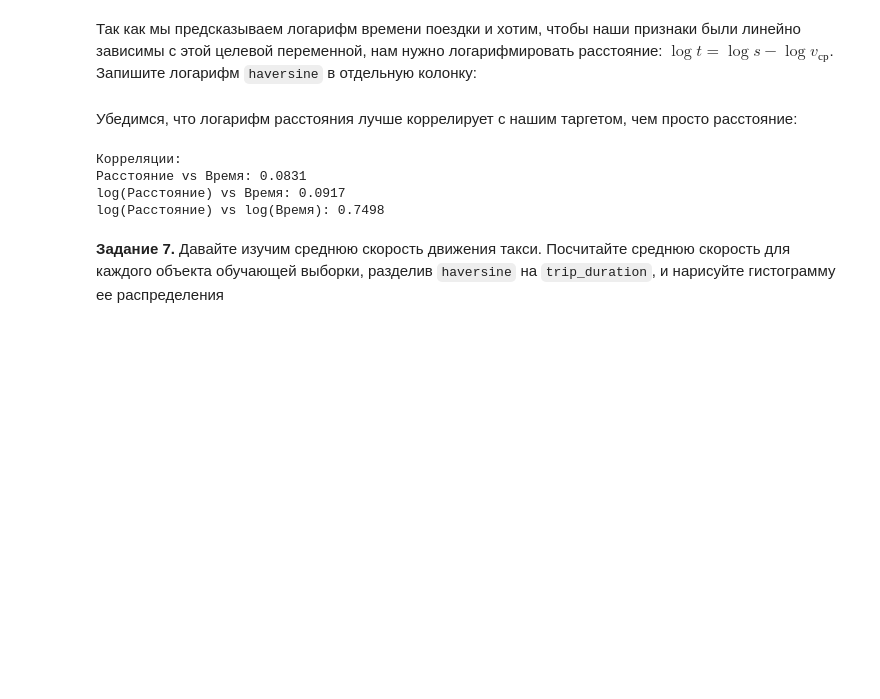
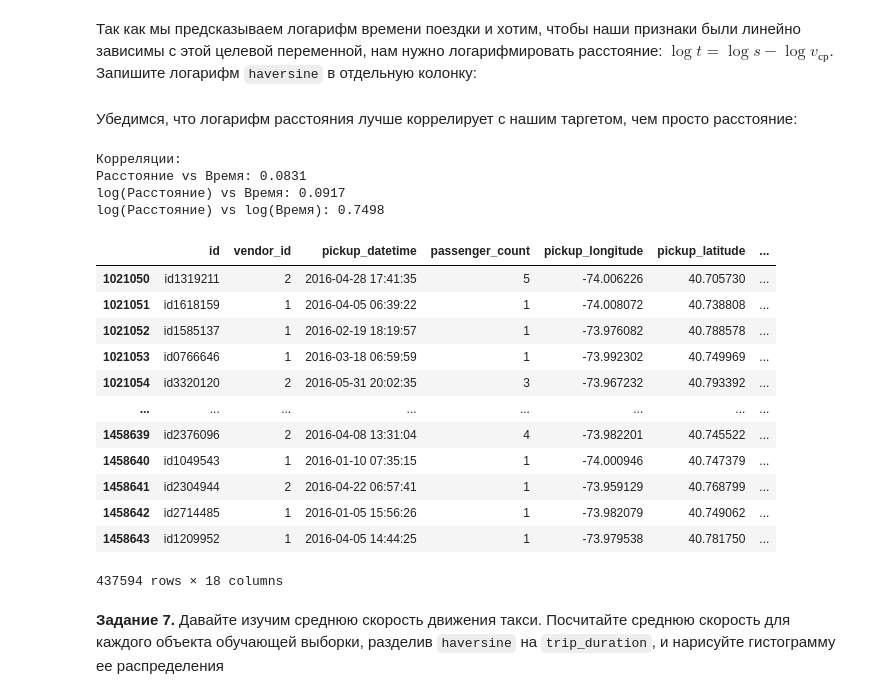
Before and after one commit to kuskas112/Labs, a Jupyter notebook: Машинное обучение/lab2/LR2_eda_linregr.ipynb, the cells around one changed output. Saved outputs shown, nothing was run; the diff lists cells and outputs as text; code cells hidden in the pictures; blank space fills up the shorter version.

```diff
--- a/Машинное обучение/lab2/LR2_eda_linregr.ipynb
+++ b/Машинное обучение/lab2/LR2_eda_linregr.ipynb
@@ -485,23 +466,39 @@ test_data['log_haversine'] = np.log1p(test_data['haversine'])
 # %%
 #╰( ͡° ͜ʖ ͡° )つ──☆*:・ﾟ
 import matplotlib.pyplot as plt
 
 train_data['log_trip_duration'] = np.log1p(train_data['trip_duration'])
 test_data['log_trip_duration'] = np.log1p(test_data['trip_duration'])
 
 corr_original = train_data['haversine'].corr(train_data['trip_duration'])
 corr_log_distance = train_data['log_haversine'].corr(train_data['trip_duration'])
 corr_log_both = train_data['log_haversine'].corr(train_data['log_trip_duration'])
 
 print("Корреляции:")
 print(f"Расстояние vs Время: {corr_original:.4f}")
 print(f"log(Расстояние) vs Время: {corr_log_distance:.4f}")
 print(f"log(Расстояние) vs log(Время): {corr_log_both:.4f}")
+
+train_data.drop('log_trip_duration', axis=1)
+test_data.drop('log_trip_duration', axis=1)
 # %% [output]
 Корреляции:
 Расстояние vs Время: 0.0831
 log(Расстояние) vs Время: 0.0917
 log(Расстояние) vs log(Время): 0.7498
+|  | id | vendor_id | pickup_datetime | passenger_count | pickup_longitude | pickup_latitude | ... |
+| 1021050 | id1319211 | 2 | 2016-04-28 17:41:35 | 5 | -74.006226 | 40.705730 | ... |
+| 1021051 | id1618159 | 1 | 2016-04-05 06:39:22 | 1 | -74.008072 | 40.738808 | ... |
+| 1021052 | id1585137 | 1 | 2016-02-19 18:19:57 | 1 | -73.976082 | 40.788578 | ... |
+| 1021053 | id0766646 | 1 | 2016-03-18 06:59:59 | 1 | -73.992302 | 40.749969 | ... |
+| 1021054 | id3320120 | 2 | 2016-05-31 20:02:35 | 3 | -73.967232 | 40.793392 | ... |
+| ... | ... | ... | ... | ... | ... | ... | ... |
+| 1458639 | id2376096 | 2 | 2016-04-08 13:31:04 | 4 | -73.982201 | 40.745522 | ... |
+| 1458640 | id1049543 | 1 | 2016-01-10 07:35:15 | 1 | -74.000946 | 40.747379 | ... |
+| 1458641 | id2304944 | 2 | 2016-04-22 06:57:41 | 1 | -73.959129 | 40.768799 | ... |
+| 1458642 | id2714485 | 1 | 2016-01-05 15:56:26 | 1 | -73.982079 | 40.749062 | ... |
+| 1458643 | id1209952 | 1 | 2016-04-05 14:44:25 | 1 | -73.979538 | 40.781750 | ... |
+437594 rows × 18 columns
 # %% [markdown]
 **Задание 7.** Давайте изучим среднюю скорость движения такси. Посчитайте среднюю скорость для каждого объекта обучающей выборки, разделив `haversine` на `trip_duration`, и нарисуйте гистограмму ее распределения
 # %%
```
Also changed, not shown: parts of 10 cells of this notebook, 8 other files.
